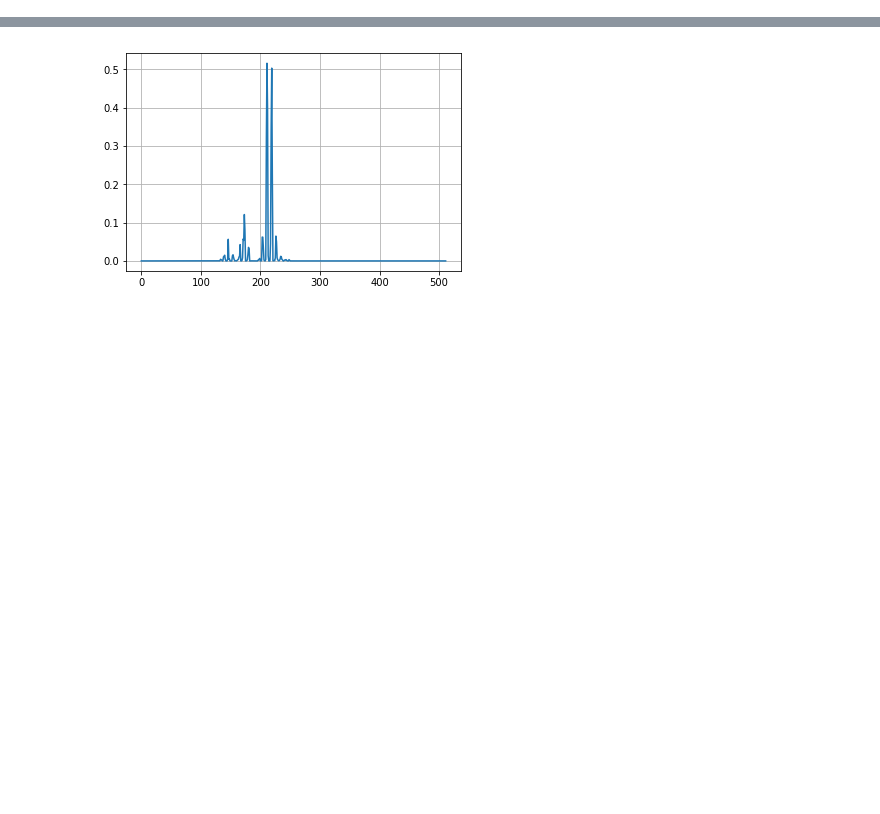
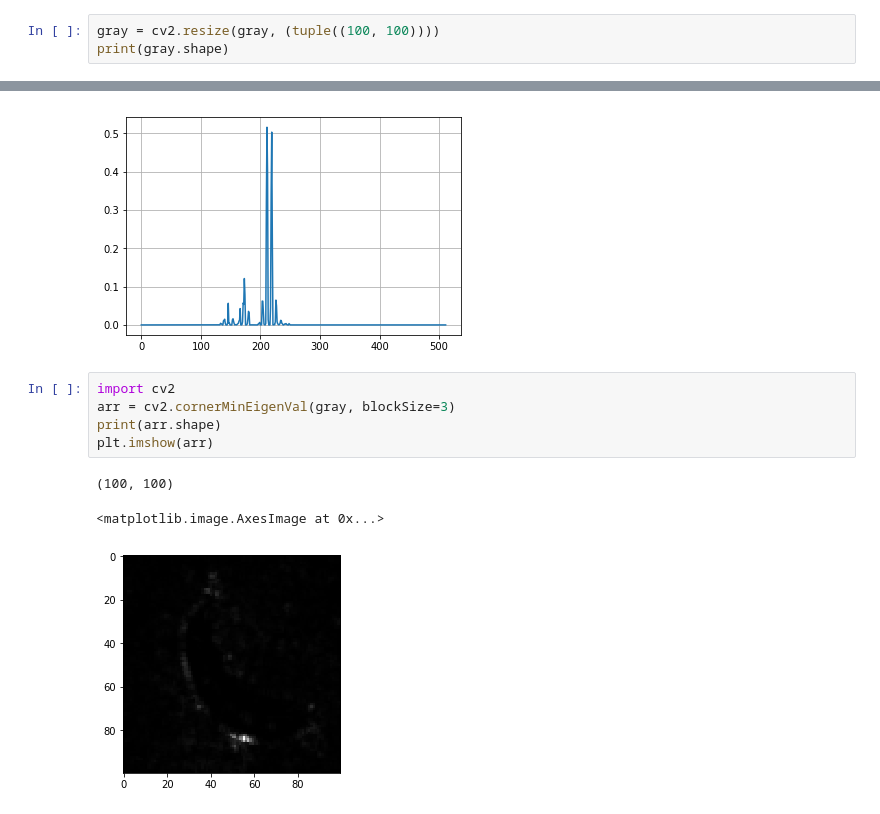
Before and after one commit to gonzafernan/fruit-classifier, a Jupyter notebook: 04-extraccion.ipynb, the cells around one changed output, grey strips where cells are left out. Cells and saved outputs as stored; diff of their text form; blank space fills up the shorter version.

```diff
--- a/04-extraccion.ipynb
+++ b/04-extraccion.ipynb
@@ -34,3 +34,6 @@ ax.imshow(bf)
 # %% [output]
 <matplotlib.image.AxesImage at 0x...>
 [figure]
+# %%
+gray = cv2.resize(gray, (tuple((100, 100))))
+print(gray.shape)
@@ -149,3 +152,12 @@ plt.grid(True)
 # %% [output]
 float32 (512,)
 [figure]
+# %%
+import cv2
+arr = cv2.cornerMinEigenVal(gray, blockSize=3)
+print(arr.shape)
+plt.imshow(arr)
+# %% [output]
+(100, 100)
+<matplotlib.image.AxesImage at 0x...>
+[figure, added]
```
Also changed, not shown: parts of 2 cells of this notebook, 6 other files.
